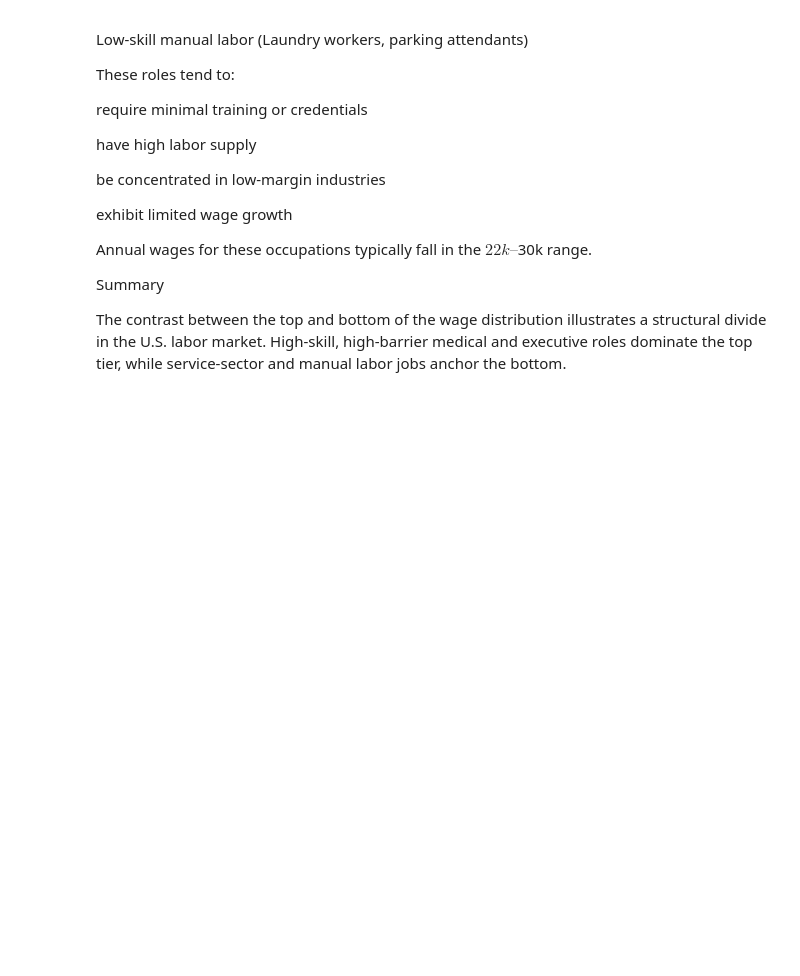
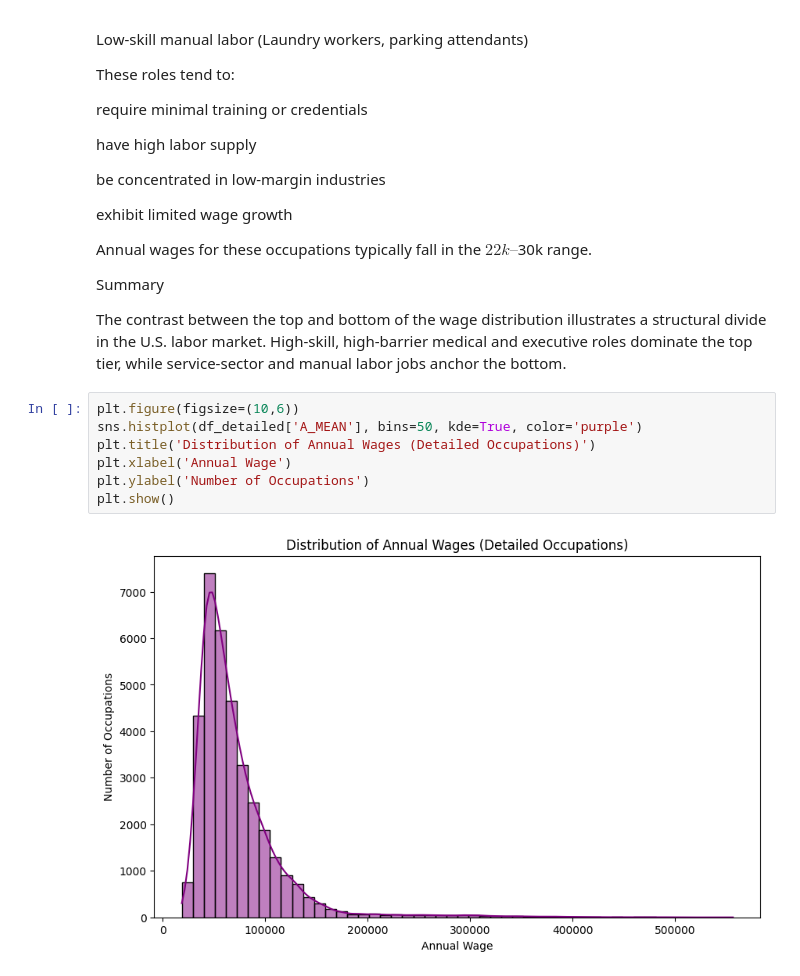
Before and after one commit to asn5995/dataScienceProject-DepartmentOfLabour, a Jupyter notebook: code.ipynb, the cells around one changed output. Saved outputs shown, nothing was run; the diff lists cells and outputs as text; blank space fills up the shorter version.

```diff
--- a/code.ipynb
+++ b/code.ipynb
@@ -263,3 +263,12 @@ Annual wages for these occupations typically fall in the $22k–$30k range.
 Summary
 
 The contrast between the top and bottom of the wage distribution illustrates a structural divide in the U.S. labor market. High-skill, high-barrier medical and executive roles dominate the top tier, while service-sector and manual labor jobs anchor the bottom.
+# %%
+plt.figure(figsize=(10,6))
+sns.histplot(df_detailed['A_MEAN'], bins=50, kde=True, color='purple')
+plt.title('Distribution of Annual Wages (Detailed Occupations)')
+plt.xlabel('Annual Wage')
+plt.ylabel('Number of Occupations')
+plt.show()
+# %% [output]
+[figure, added]
```
Also changed, not shown: parts of 8 cells of this notebook.
